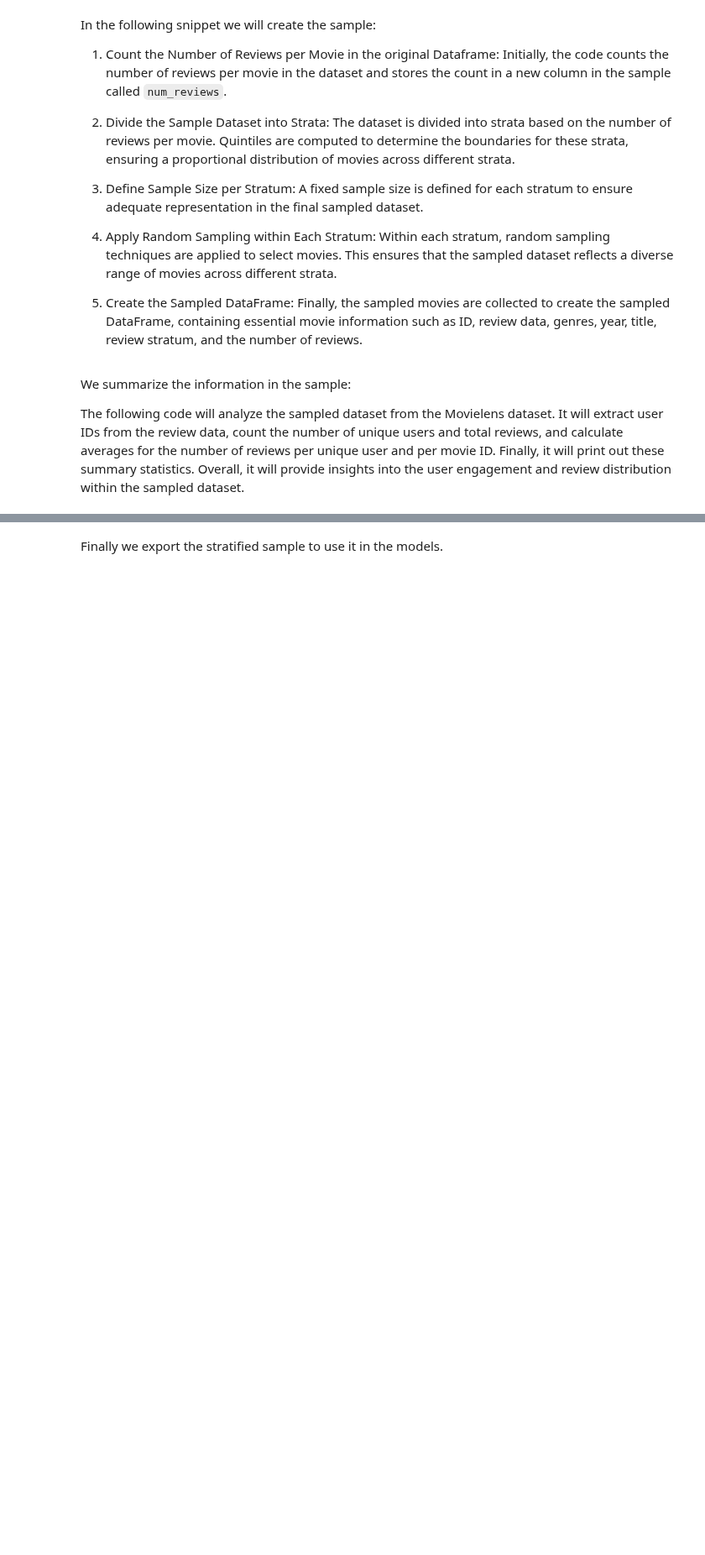
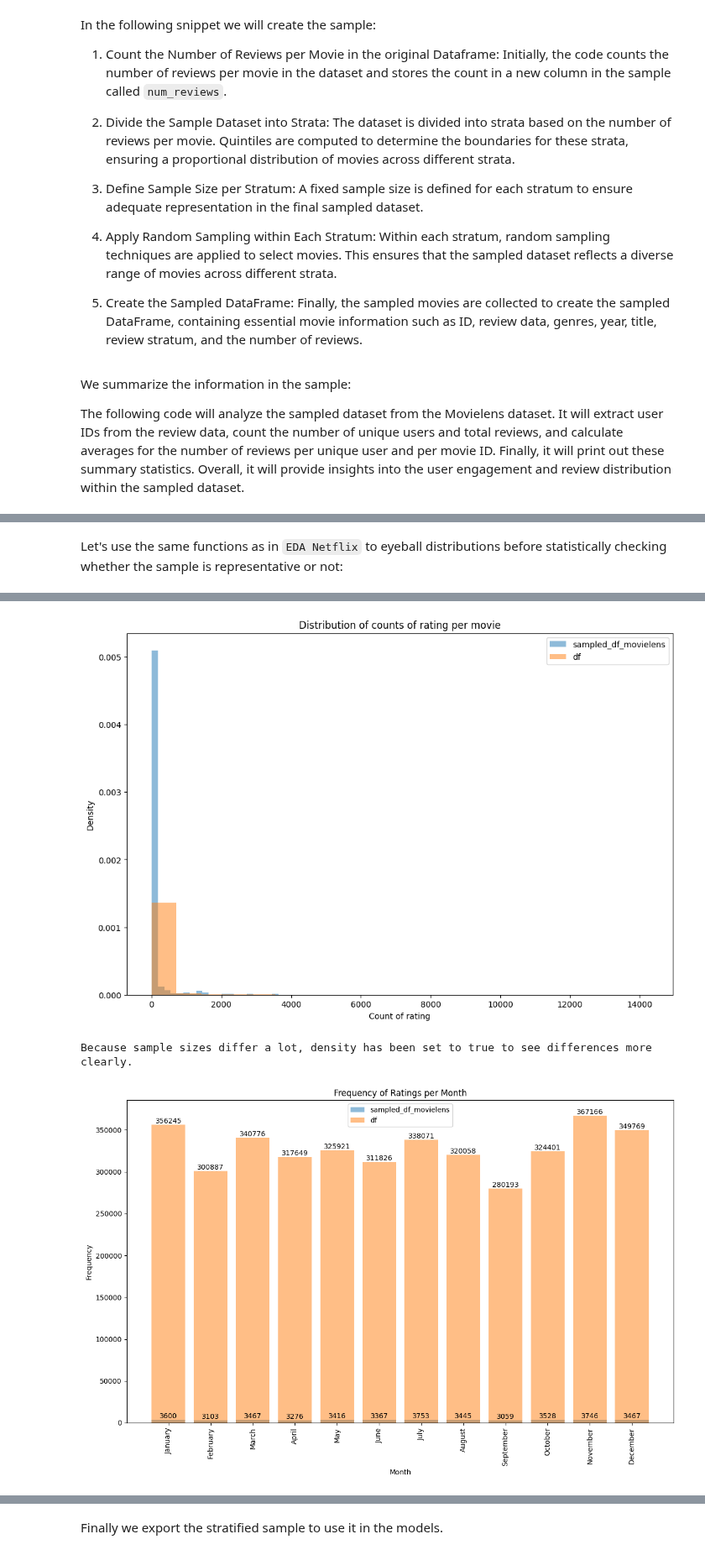
Before and after one commit to StijnHarder/SDfM---Jaume-and-Stijn, a Jupyter notebook: Movielens - Stratified sample.ipynb, the cells around one changed output, grey strips where cells are left out. Shown at 84% size. Drawn from its saved outputs; the diff is of its cells as text; code cells hidden in the pictures; blank space fills up the shorter version.

```diff
--- a/Movielens - Stratified sample.ipynb
+++ b/Movielens - Stratified sample.ipynb
@@ -130,0 +129,2 @@ We will perform t-tests to compare the mean of the global population to that of
+# %% [markdown]
+Let's use the same functions as in ``EDA Netflix`` to eyeball distributions before statistically checking whether the sample is representative or not:
@@ -130,0 +212,38 @@ We will perform t-tests to compare the mean of the global population to that of
+# %%
+def extract_rating_kruskal_wallis(df_list):
+    """
+    Perform Kruskal-Wallis test on ratings data from a list of DataFrames.
+
+    Parameters:
+    df_list (list): List of DataFrames containing ratings data.
+
+    Returns:
+    pandas.DataFrame: DataFrame containing Kruskal-Wallis test results including H-statistic, p-value, and whether to reject the null hypothesis.
+    """
+    results = []
+    for df in df_list:
+        var_name = next(name for name, value in globals().items() if value is df)
+        ratings_per_month = {month: [] for month in range(1, 13)}
+        total_ratings = 0
+
+        # Extract ratings and months from review_data without None values
+        ratings_data = [(entry['rating'], entry['date'].month)
+                        for row in df['review_data'].values if row is not None
+                        for entry in row if entry is not None]
+
+        # Group ratings by month
+        for rating, month in ratings_data:
+            ratings_per_month[month].append(rating)
+            total_ratings += 1
+
+        # Compute Kruskal-Wallis test
+        kruskal_data = [ratings_per_month[month] for month in range(1, 13)]
+        h_statistic, p_value = kruskal(*kruskal_data)
+
+        # Append results
+        results.append({'Sample': var_name, 'H-Statistic': h_statistic, 'P-value': p_value,'Amount of MovieIds':len(df),'Amount of Ratings': total_ratings})
+
+    results_df = pd.DataFrame(results)
+    results_df['Reject Null Hypotheses'] = results_df['P-value'] < 0.05
+
+    return results_df
@@ -130,0 +292,8 @@ We will perform t-tests to compare the mean of the global population to that of
+# %%
+df_list = [sampled_df_movielens,df]
+extract_rating_kruskal_wallis(df_list)
+extract_count_rating_per_movie_and_plot(df_list,'rating')
+print('Because sample sizes differ a lot, density has been set to true to see differences more clearly.')
+extract_rating_date_plot_freq(df_list)
+compare_genre_frequencies(sampled_df_movielens, df)
+# %% [output]
@@ -130,0 +303,3 @@ We will perform t-tests to compare the mean of the global population to that of
+[figure, added]
+Because sample sizes differ a lot, density has been set to true to see differences more clearly.
+[figure, added]
```
Also changed, not shown: parts of 11 cells of this notebook, 7 other files.
